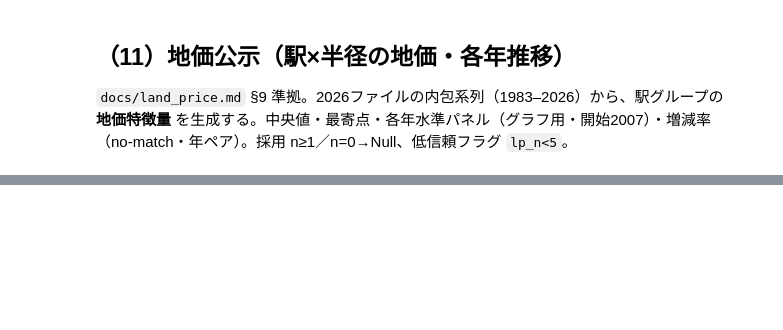
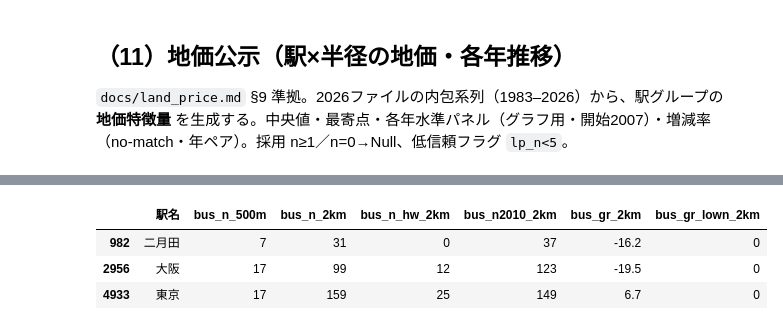
Before and after one commit to kusui26/ai-database-map, a Jupyter notebook: script/create_dataset_for_AI_Database_Map.ipynb, the cells around one changed output, grey strips where cells are left out. Drawn from its saved outputs; the diff is of its cells as text; code cells hidden in the pictures; blank space fills up the shorter version.

```diff
--- a/script/create_dataset_for_AI_Database_Map.ipynb
+++ b/script/create_dataset_for_AI_Database_Map.ipynb
@@ -956,0 +961,89 @@ station_group[station_group["駅名"].isin(["東京", "大阪", "二月田"])][
+# %%
+# （12）バス停数（国土数値情報 P11＋P36）→ 駅×半径の停留所数・2010増減率。docs/bus_point.md 準拠
+import zipfile, tempfile, glob, time
+from scipy.sparse import coo_matrix
+from scipy.sparse.csgraph import connected_components
+
+BUS_DIR = BASE_DIR / "data" / "バス停留所データ"
+HW_ZIP  = BASE_DIR / "data" / "高速バス停留所データ" / "P36-23_SHP.zip"
+BUS_RADII = [500, 1000, 2000, 5000, 10000, 20000]
+BRN = {500:"500m", 1000:"1km", 2000:"2km", 5000:"5km", 10000:"10km", 20000:"20km"}
+tf_aea_4612 = Transformer.from_crs("EPSG:4612", AEA, always_xy=True)   # 2010(JGD2000)用
+
+def _bus_dedup(x, y, src=None):
+    """≤25m連結成分で物理停留所に集約（重心）。src(0=P11/1=P36)があれば各クラスタの含有フラグも返す。"""
+    pr = cKDTree(np.c_[x, y]).query_pairs(25, output_type="ndarray")
+    m = coo_matrix((np.ones(len(pr)), (pr[:, 0], pr[:, 1])), shape=(len(x), len(x)))
+    _, lab = connected_components(m, directed=False)
+    df = pd.DataFrame({"lab": lab, "x": x, "y": y})
+    if src is None:
+        g = df.groupby("lab").agg(x=("x", "mean"), y=("y", "mean"))
+        return g["x"].to_numpy(), g["y"].to_numpy()
+    df["s0"] = (src == 0); df["s1"] = (src == 1)
+    g = df.groupby("lab").agg(x=("x", "mean"), y=("y", "mean"), h11=("s0", "any"), h36=("s1", "any"))
+    return g["x"].to_numpy(), g["y"].to_numpy(), g["h11"].to_numpy(), g["h36"].to_numpy()
+
+# --- 現行: P11(2022 一般・入れ子zip→geojson) ＋ P36(2023 高速・/vsizip/geojson) ---
+_t0 = time.time(); _X = []; _Y = []; _S = []
+with zipfile.ZipFile(BUS_DIR / "2022" / "P11-22_SHP.zip") as z:
+    for inner in sorted(n for n in z.namelist() if n.endswith("_GML.zip")):
+        with tempfile.TemporaryDirectory() as td:
+            z.extract(inner, td)
+            with zipfile.ZipFile(Path(td) / inner) as z2: z2.extractall(td)
+            g = gpd.read_file(next(Path(td).rglob("*.geojson")), columns=["P11_001"])
+            _X.append(g.geometry.x.to_numpy()); _Y.append(g.geometry.y.to_numpy()); _S.append(np.zeros(len(g), int))
+with zipfile.ZipFile(HW_ZIP) as z:
+    for n in sorted(x for x in z.namelist() if x.endswith(".geojson")):
+        g = gpd.read_file(f"/vsizip/{HW_ZIP}/{n}", columns=["P36_001"])
+        if len(g): _X.append(g.geometry.x.to_numpy()); _Y.append(g.geometry.y.to_numpy()); _S.append(np.ones(len(g), int))
+_src = np.concatenate(_S)
+cxd, cyd, ch11, ch36 = _bus_dedup(*tf_aea.transform(np.concatenate(_X), np.concatenate(_Y)), src=_src)
+print(f"現行バス: 生{len(_src):,}（P11 {int((_src==0).sum()):,}+P36 {int((_src==1).sum()):,}）→ 物理停留所 {len(cxd):,}（一般{int(ch11.sum()):,}/高速{int(ch36.sum()):,}） {time.time()-_t0:.0f}s")
+
+# --- 過去: P11(2010 県別zip→shp/cp932/CRS=4612)・デマンド(区分コード4)除外 ---
+_t0 = time.time(); _X = []; _Y = []
+for zp in sorted(glob.glob(str(BUS_DIR / "2010" / "P11-10_*_GML.zip"))):
+    with tempfile.TemporaryDirectory() as td:
+        with zipfile.ZipFile(zp) as z: z.extractall(td)
+        g = gpd.read_file(next(Path(td).rglob("*.shp")), columns=["P11_002"], encoding="cp932")  # P11_002=区分コード
+        keep = g["P11_002"].astype(str).map(lambda s: len(set(c.strip() for c in s.split(",")) - {"4","0","None",""}) > 0).to_numpy()
+        _X.append(g.geometry.x.to_numpy()[keep]); _Y.append(g.geometry.y.to_numpy()[keep])
+c10x, c10y = _bus_dedup(*tf_aea_4612.transform(np.concatenate(_X), np.concatenate(_Y)))
+print(f"2010バス: デマンド除外後 → 物理停留所 {len(c10x):,}  {time.time()-_t0:.0f}s")
+
+# --- 駅半径内カウント（現行 総数/一般/高速 ＋ 2010） ---
+_sx, _sy = tf_aea.transform(station_group["lon"].to_numpy(), station_group["lat"].to_numpy()); nST = len(station_group)
+_tc = cKDTree(np.c_[cxd, cyd]); _t10 = cKDTree(np.c_[c10x, c10y])
+bn = {R: np.zeros(nST, int) for R in BUS_RADII}; bl = {R: np.zeros(nST, int) for R in BUS_RADII}
+bh = {R: np.zeros(nST, int) for R in BUS_RADII}; b10 = {R: np.zeros(nST, int) for R in BUS_RADII}
+_bc = _tc.query_ball_point(np.c_[_sx, _sy], 20000); _b10 = _t10.query_ball_point(np.c_[_sx, _sy], 20000); _t0 = time.time()
+for j in range(nST):
+    ic = np.asarray(_bc[j], int)
+    if ic.size:
+        d = np.hypot(cxd[ic]-_sx[j], cyd[ic]-_sy[j]); h11 = ch11[ic]; h36 = ch36[ic]
+        for R in BUS_RADII:
+            mm = d <= R; bn[R][j] = mm.sum(); bl[R][j] = h11[mm].sum(); bh[R][j] = h36[mm].sum()
+    i0 = np.asarray(_b10[j], int)
+    if i0.size:
+        d0 = np.hypot(c10x[i0]-_sx[j], c10y[i0]-_sy[j])
+        for R in BUS_RADII: b10[R][j] = (d0 <= R).sum()
+    if (j+1) % 3000 == 0: print(f"  {j+1}/{nST} ({time.time()-_t0:.0f}s)")
+
+# --- station_group へ付与（bus_ 接頭辞・系統別にまとめる） ---
+_bus = {}
+for R in BUS_RADII: _bus[f"bus_n_{BRN[R]}"] = bn[R].astype("int64")
+for R in BUS_RADII: _bus[f"bus_n_local_{BRN[R]}"] = bl[R].astype("int64")
+for R in BUS_RADII: _bus[f"bus_n_hw_{BRN[R]}"] = bh[R].astype("int64")
+for R in BUS_RADII: _bus[f"bus_n2010_{BRN[R]}"] = b10[R].astype("int64")
+for R in BUS_RADII:
+    with np.errstate(divide="ignore", invalid="ignore"):
+        _bus[f"bus_gr_{BRN[R]}"] = np.round(np.where(b10[R] > 0, (bn[R] / b10[R] - 1.0) * 100.0, np.nan), 1)
+for R in BUS_RADII: _bus[f"bus_gr_lown_{BRN[R]}"] = (b10[R] < 5).astype("int8")
+station_group = pd.concat([station_group, pd.DataFrame(_bus, index=station_group.index)], axis=1)
+
+_busc = [c for c in station_group.columns if c.startswith("bus_")]
+print(f"バス列数: {len(_busc)}（総数6＋一般6＋高速6＋2010:6＋増減率6＋フラグ6）  全国増減 {(len(cxd)/len(c10x)-1)*100:+.1f}%")
+# サニティ: 都心(多・増) vs 地方(少・減)
+station_group[station_group["駅名"].isin(["東京", "大阪", "二月田"])][
+    ["駅名", "bus_n_500m", "bus_n_2km", "bus_n_hw_2km", "bus_n2010_2km", "bus_gr_2km", "bus_gr_lown_2km"]]
+# %% [output]
@@ -956,0 +1056,4 @@ station_group[station_group["駅名"].isin(["東京", "大阪", "二月田"])][
+|  | 駅名 | bus_n_500m | bus_n_2km | bus_n_hw_2km | bus_n2010_2km | bus_gr_2km | bus_gr_lown_2km |
+| 982 | 二月田 | 7 | 31 | 0 | 37 | -16.2 | 0 |
+| 2956 | 大阪 | 17 | 99 | 12 | 123 | -19.5 | 0 |
+| 4933 | 東京 | 17 | 159 | 25 | 149 | 6.7 | 0 |
```
Also changed, not shown: parts of 8 cells of this notebook, 2 other files.
